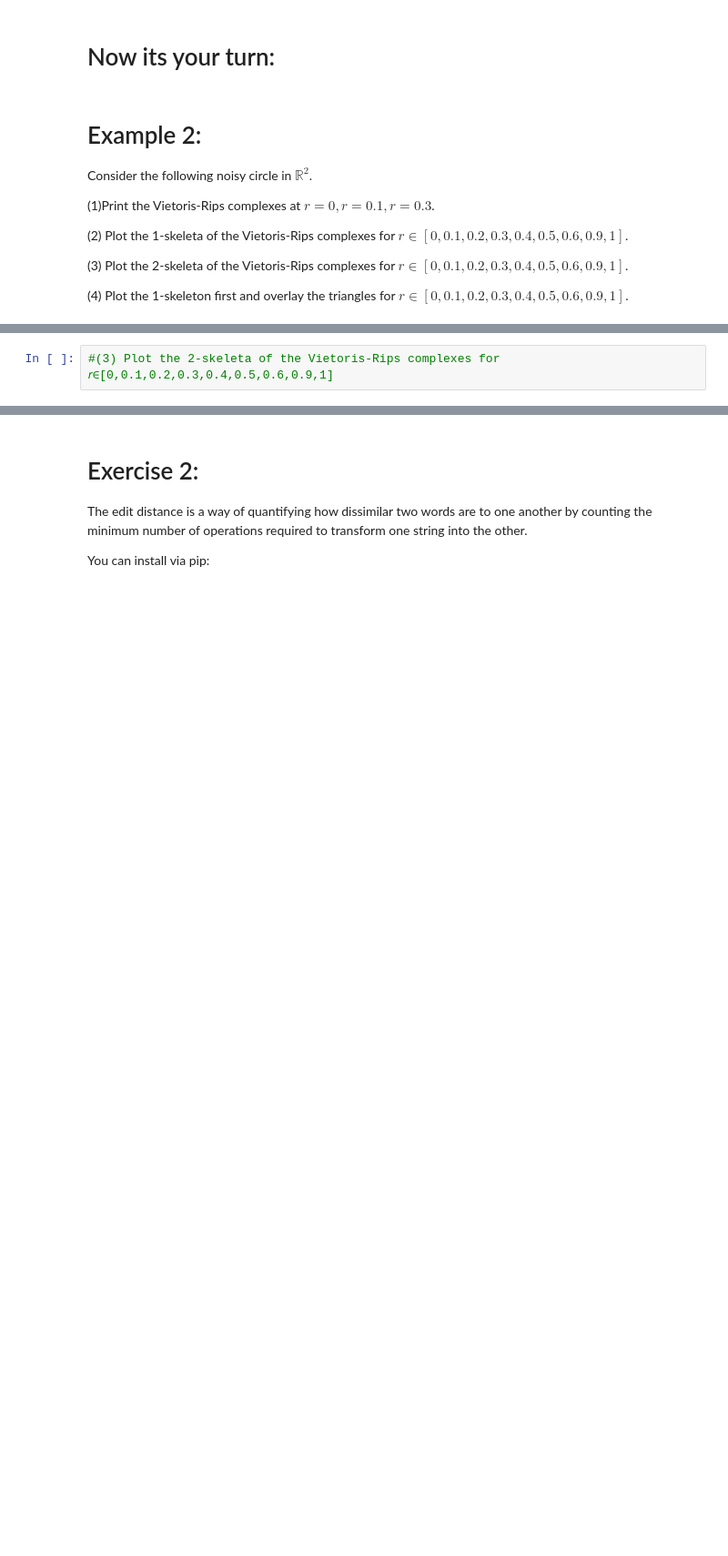
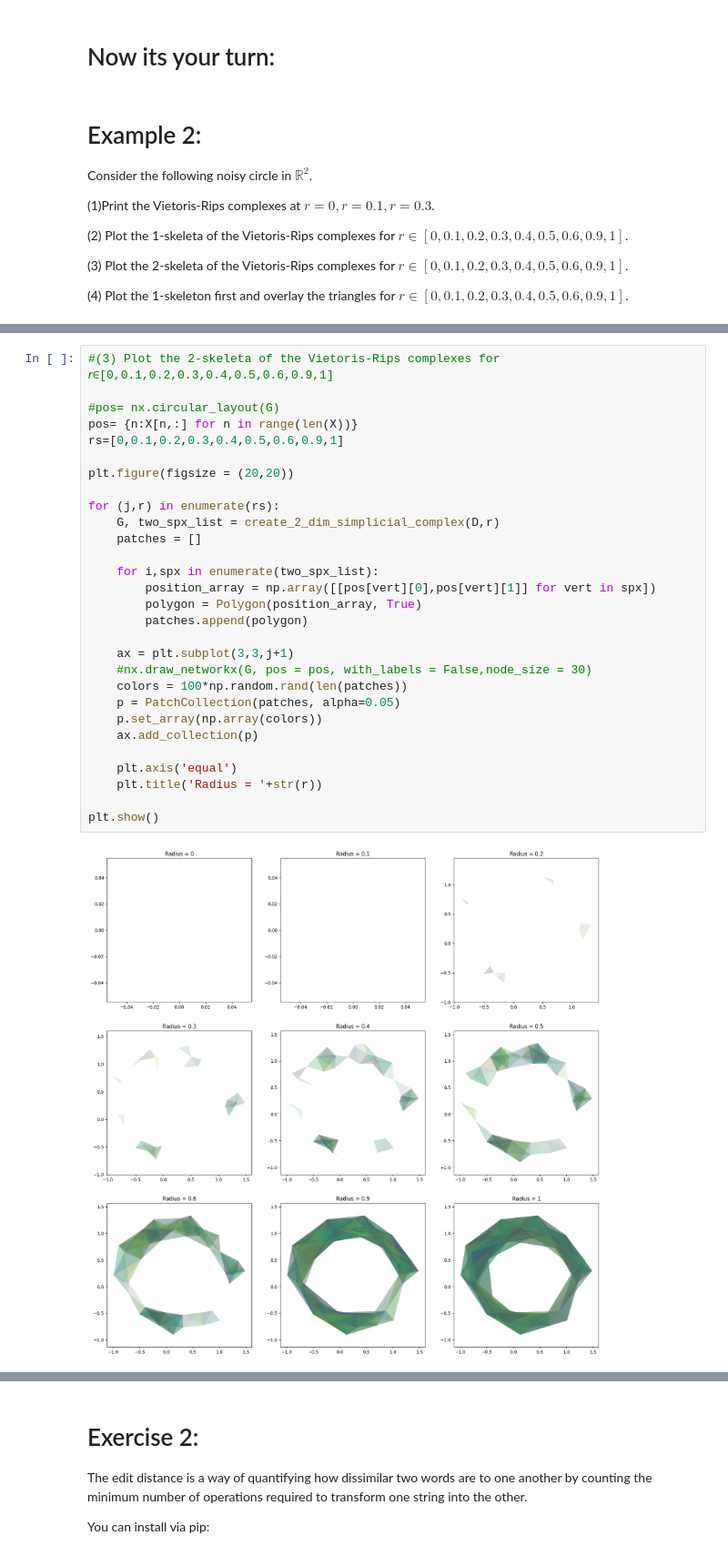
Before and after one commit to yangtianbo11/TDASpring23, a Jupyter notebook: 01- Simplicial Complexes.ipynb, the cells around one changed output, grey strips where cells are left out. Shown at 91% size. Cells and saved outputs as stored; diff of their text form; blank space fills up the shorter version.

```diff
--- a/01- Simplicial Complexes.ipynb
+++ b/01- Simplicial Complexes.ipynb
@@ -384,2 +412,31 @@ plt.show()
-# %%
-#(3) Plot the 2-skeleta of the Vietoris-Rips complexes for  𝑟∈[0,0.1,0.2,0.3,0.4,0.5,0.6,0.9,1]
+# %%
+#(3) Plot the 2-skeleta of the Vietoris-Rips complexes for  𝑟∈[0,0.1,0.2,0.3,0.4,0.5,0.6,0.9,1]
+
+#pos= nx.circular_layout(G)
+pos= {n:X[n,:] for n in range(len(X))}
+rs=[0,0.1,0.2,0.3,0.4,0.5,0.6,0.9,1]
+
+plt.figure(figsize = (20,20))
+
+for (j,r) in enumerate(rs):
+    G, two_spx_list = create_2_dim_simplicial_complex(D,r)
+    patches = []
+
+    for i,spx in enumerate(two_spx_list):
+        position_array = np.array([[pos[vert][0],pos[vert][1]] for vert in spx])
+        polygon = Polygon(position_array, True)
+        patches.append(polygon)
+
+    ax = plt.subplot(3,3,j+1)
+    #nx.draw_networkx(G, pos = pos, with_labels = False,node_size = 30)
+    colors = 100*np.random.rand(len(patches))
+    p = PatchCollection(patches, alpha=0.05)
+    p.set_array(np.array(colors))
+    ax.add_collection(p)
+
+    plt.axis('equal')
+    plt.title('Radius = '+str(r))
+
+plt.show()
+# %% [output]
+[figure, added]
```
Also changed, not shown: parts of 12 cells of this notebook, 1 other file.
